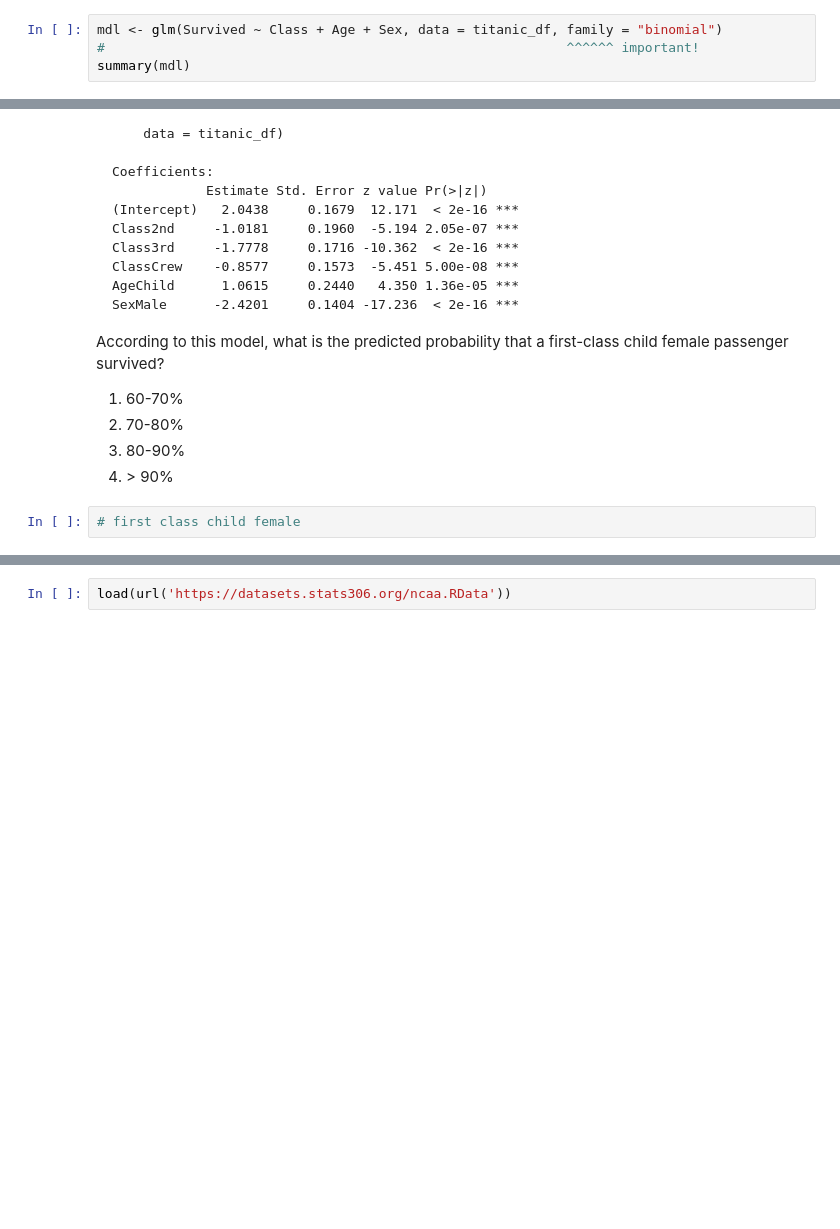
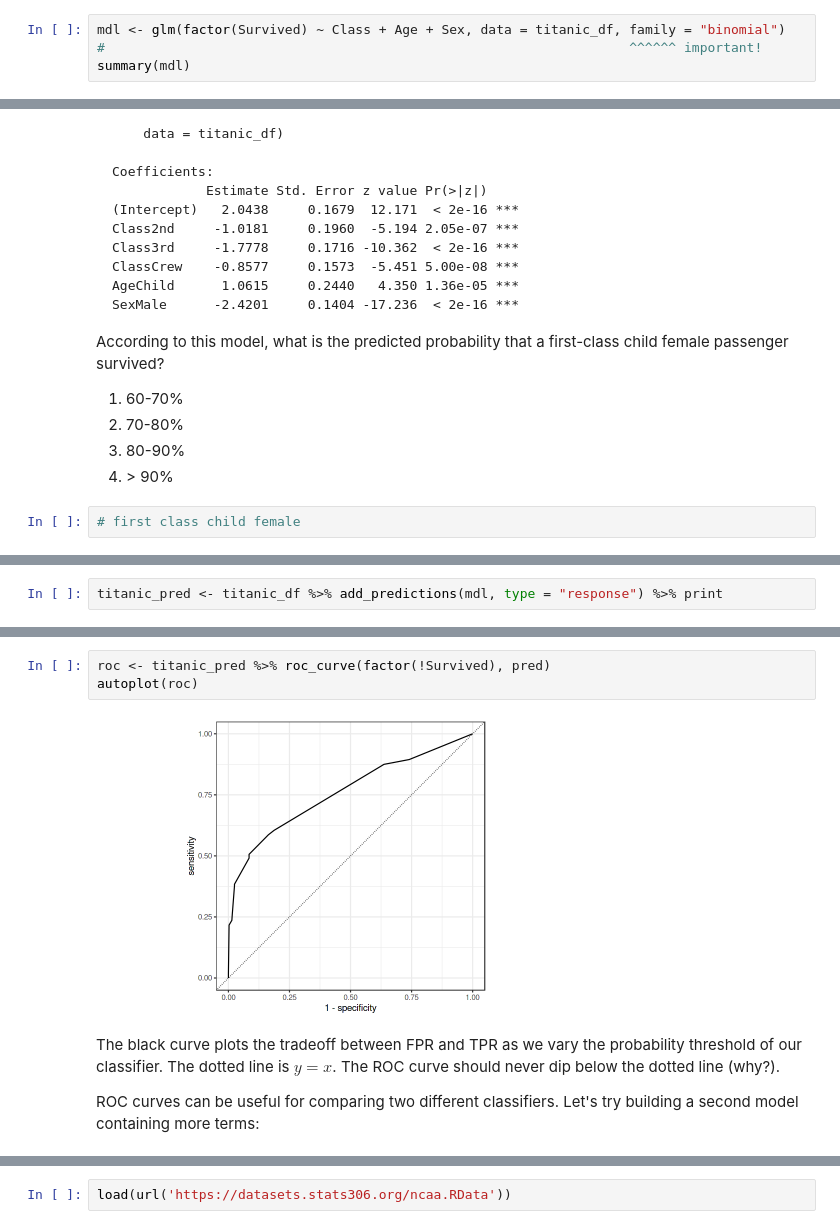
Before and after one commit to stats306/w23, a Jupyter notebook: lectures/week14/lecture20.ipynb, the cells around one changed output, grey strips where cells are left out. Drawn from its saved outputs; the diff is of its cells as text; blank space fills up the shorter version.

```diff
--- a/lectures/week14/lecture20.ipynb
+++ b/lectures/week14/lecture20.ipynb
@@ -156,6 +319,6 @@ To fit this model in R, we use a similar command as for linear regression: `glm(
 # %%
-mdl <- glm(Survived ~ Class + Age + Sex, data = titanic_df, family = "binomial")
-#                                                           ^^^^^^ important!
+mdl <- glm(factor(Survived) ~ Class + Age + Sex, data = titanic_df, family = "binomial")
+#                                                                   ^^^^^^ important!
 summary(mdl)
 # %% [output]
 Call:
@@ -235,0 +402,2 @@ According to this model, what is the predicted probability that a first-class ch
+# %%
+titanic_pred <- titanic_df %>% add_predictions(mdl, type = "response") %>% print
@@ -235,0 +468,9 @@ According to this model, what is the predicted probability that a first-class ch
+# %%
+roc <- titanic_pred %>% roc_curve(factor(!Survived), pred)
+autoplot(roc)
+# %% [output]
+[figure, added]
+# %% [markdown]
+The black curve plots the tradeoff between FPR and TPR as we vary the probability threshold of our classifier. The dotted line is $y=x$. The ROC curve should never dip below the dotted line (why?).
+
+ROC curves can be useful for comparing two different classifiers. Let's try building a second model containing more terms:
```
Also changed, not shown: parts of 46 cells of this notebook.
